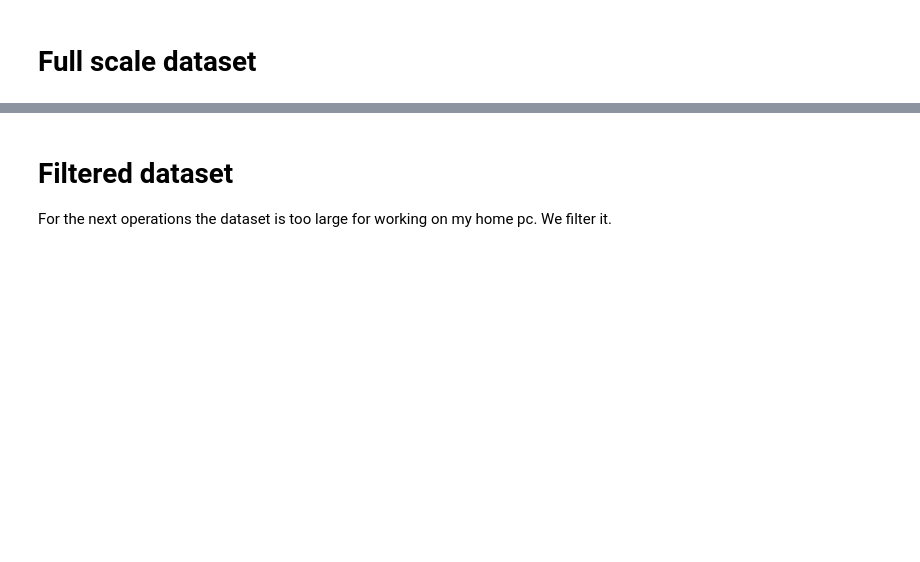
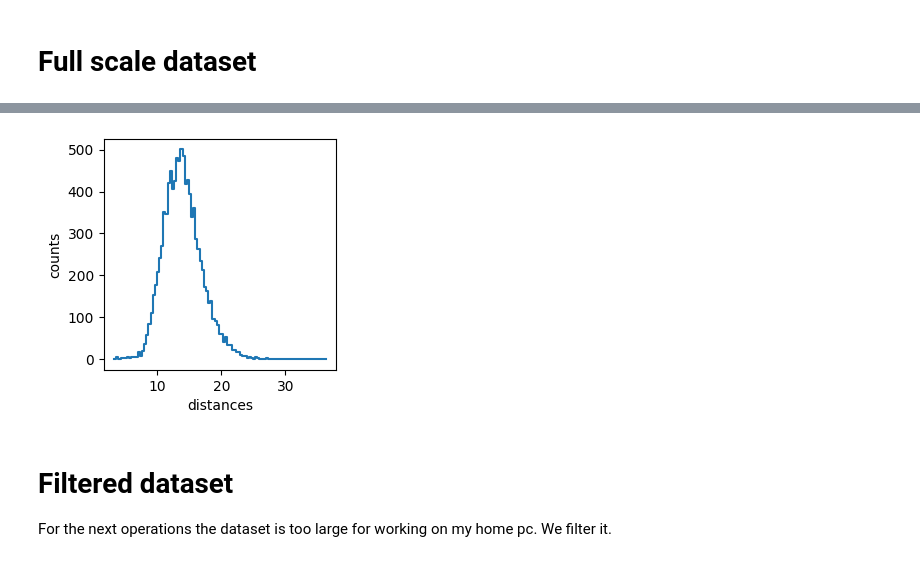
Before and after one commit to peppedilillo/toposonico, a Jupyter notebook: spotify-rec/notebooks/16_embedding_exploration.ipynb, the cells around one changed output, grey strips where cells are left out. Saved outputs shown, nothing was run; the diff lists cells and outputs as text; code cells hidden in the pictures; blank space fills up the shorter version.

```diff
--- a/spotify-rec/notebooks/16_embedding_exploration.ipynb
+++ b/spotify-rec/notebooks/16_embedding_exploration.ipynb
@@ -88,0 +55,3 @@ df[track_cols].loc[moduli.sort_values(ascending=False).index[:5]]
+# %%
+distances = (((_xs := df.sample(n = 20_000)[emb_cols]).iloc[:10_000] - _xs.iloc[10_000])  ** 2).sum(axis=1)
+distances.describe()
@@ -89,3 +68,8 @@ df[track_cols].loc[moduli.sort_values(ascending=False).index[:5]]
+# %%
+counts, bins = np.histogram(distances, bins=100)
+plt.figure(figsize=(3,3)); plt.step(bins[:-1], counts); plt.xlabel("distances"); plt.ylabel("counts"); plt.show()
+# %% [output]
+[figure, added]
 # %% [markdown]
 # Filtered dataset
 
```
Also changed, not shown: parts of 34 cells of this notebook, 7 other files.
